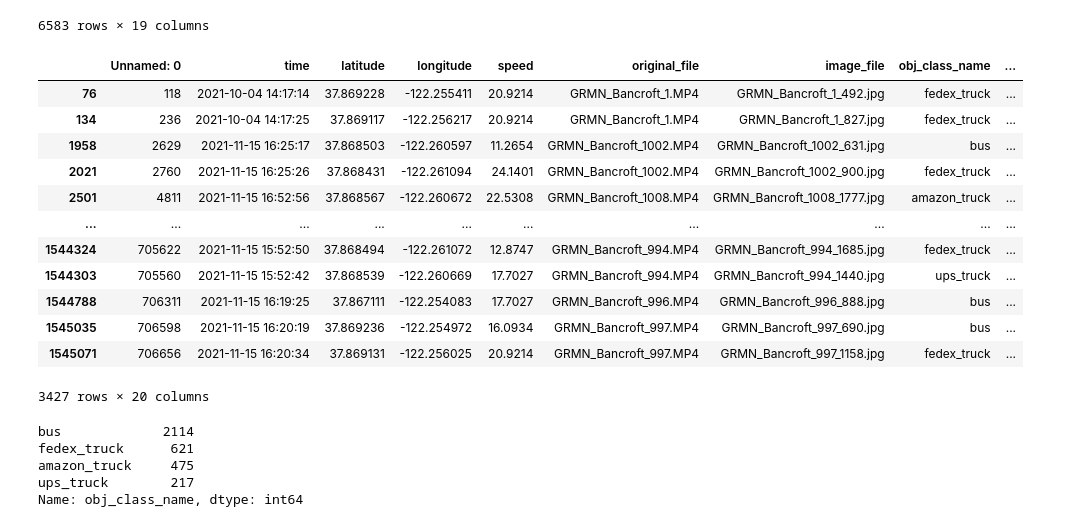
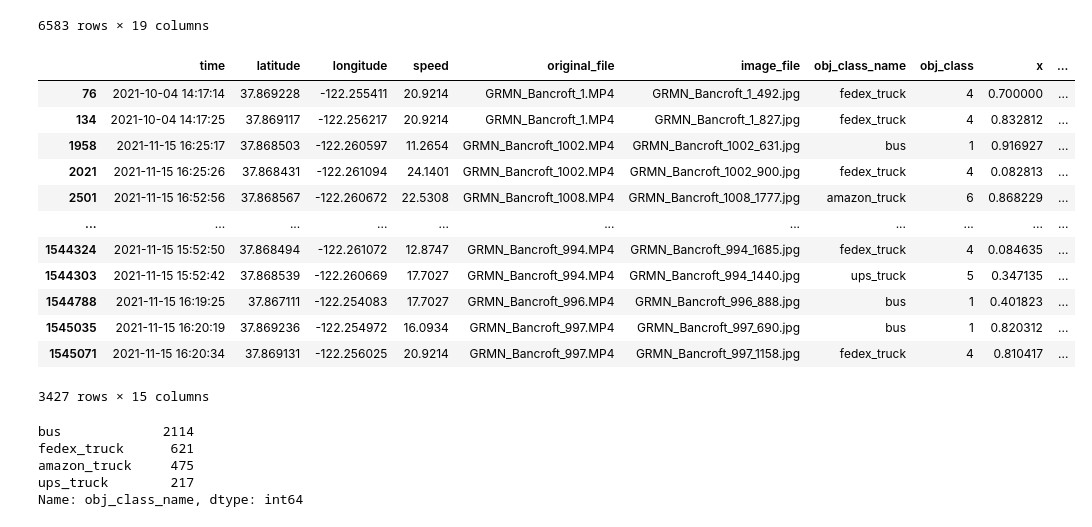
Before and after one commit to ucbtrans/curb-monitor, a Jupyter notebook: notebooks/data_eda.ipynb, the cells around one changed output. Drawn from its saved outputs; the diff is of its cells as text; code cells hidden in the pictures.

```diff
--- a/notebooks/data_eda.ipynb
+++ b/notebooks/data_eda.ipynb
@@ -38,7 +38,7 @@ df= df[df['latitude'] < 180]
 df= df[df['longitude'] < 180]
 df['longitude'] = df['longitude']*-1
 #df = df[df["obj_class_name"].str.contains("bus")==False]
-df['box area'] = df['w'] * df['h']
+df['box_area'] = df['w'] * df['h']
 df.head()
 # %% [output]
 |  | Unnamed: 0 | time | latitude | longitude | speed | original_file | image_file | obj_class_name | ... |
@@ -66,7 +66,7 @@ df[(df['is_on_bus_line'] == True)]
 6583 rows × 19 columns
 # %%
 # remove duplicate
-df = df.loc[df.groupby(['time', 'original_file', "obj_class_name"])['box area'].idxmax()]
+df = df.loc[df.groupby(['time', 'original_file', "obj_class_name"])['box_area'].idxmax()]
 
 
 # remove zero speed
@@ -89,43 +89,43 @@ df = df[df['speed'] != 0]
 # %%
 df['should_keep'] = False
 
 ## remove duplicate
 splits = list(df.groupby(["original_file", "obj_class_name"]))
 results = []
 
 for split in splits:
     frame = split[1]
     n = frame.shape[0]
     i = 0
     while i < n:
         current = frame.iloc[i]
         if i + 1 < n:
             next = frame.iloc[i + 1]
             if (pd.Timedelta(next['time'] - current['time']).seconds) > 3:
                 frame.iloc[i, df.columns.get_loc('should_keep')] = True
         else:
             frame.iloc[i, df.columns.get_loc('should_keep')] = True
 
         i += 1
     frame = frame[frame['should_keep'] == True]
     results.append(frame)
 
 
 df = pd.concat(results)
 
-
+df = df.drop(['Unnamed: 0', 'should_keep', 'day of week', 'month', 'date'], axis=1)
 df
 # %% [output]
-|  | Unnamed: 0 | time | latitude | longitude | speed | original_file | image_file | obj_class_name | ... |
-| 76 | 118 | 2021-10-04 14:17:14 | 37.869228 | -122.255411 | 20.9214 | GRMN_Bancroft_1.MP4 | GRMN_Bancroft_1_492.jpg | fedex_truck | ... |
-| 134 | 236 | 2021-10-04 14:17:25 | 37.869117 | -122.256217 | 20.9214 | GRMN_Bancroft_1.MP4 | GRMN_Bancroft_1_827.jpg | fedex_truck | ... |
-| 1958 | 2629 | 2021-11-15 16:25:17 | 37.868503 | -122.260597 | 11.2654 | GRMN_Bancroft_1002.MP4 | GRMN_Bancroft_1002_631.jpg | bus | ... |
-| 2021 | 2760 | 2021-11-15 16:25:26 | 37.868431 | -122.261094 | 24.1401 | GRMN_Bancroft_1002.MP4 | GRMN_Bancroft_1002_900.jpg | fedex_truck | ... |
-| 2501 | 4811 | 2021-11-15 16:52:56 | 37.868567 | -122.260672 | 22.5308 | GRMN_Bancroft_1008.MP4 | GRMN_Bancroft_1008_1777.jpg | amazon_truck | ... |
-| ... | ... | ... | ... | ... | ... | ... | ... | ... | ... |
-| 1544324 | 705622 | 2021-11-15 15:52:50 | 37.868494 | -122.261072 | 12.8747 | GRMN_Bancroft_994.MP4 | GRMN_Bancroft_994_1685.jpg | fedex_truck | ... |
-| 1544303 | 705560 | 2021-11-15 15:52:42 | 37.868539 | -122.260669 | 17.7027 | GRMN_Bancroft_994.MP4 | GRMN_Bancroft_994_1440.jpg | ups_truck | ... |
-| 1544788 | 706311 | 2021-11-15 16:19:25 | 37.867111 | -122.254083 | 17.7027 | GRMN_Bancroft_996.MP4 | GRMN_Bancroft_996_888.jpg | bus | ... |
-| 1545035 | 706598 | 2021-11-15 16:20:19 | 37.869236 | -122.254972 | 16.0934 | GRMN_Bancroft_997.MP4 | GRMN_Bancroft_997_690.jpg | bus | ... |
-| 1545071 | 706656 | 2021-11-15 16:20:34 | 37.869131 | -122.256025 | 20.9214 | GRMN_Bancroft_997.MP4 | GRMN_Bancroft_997_1158.jpg | fedex_truck | ... |
+|  | time | latitude | longitude | speed | original_file | image_file | obj_class_name | obj_class | x | ... |
+| 76 | 2021-10-04 14:17:14 | 37.869228 | -122.255411 | 20.9214 | GRMN_Bancroft_1.MP4 | GRMN_Bancroft_1_492.jpg | fedex_truck | 4 | 0.700000 | ... |
+| 134 | 2021-10-04 14:17:25 | 37.869117 | -122.256217 | 20.9214 | GRMN_Bancroft_1.MP4 | GRMN_Bancroft_1_827.jpg | fedex_truck | 4 | 0.832812 | ... |
+| 1958 | 2021-11-15 16:25:17 | 37.868503 | -122.260597 | 11.2654 | GRMN_Bancroft_1002.MP4 | GRMN_Bancroft_1002_631.jpg | bus | 1 | 0.916927 | ... |
+| 2021 | 2021-11-15 16:25:26 | 37.868431 | -122.261094 | 24.1401 | GRMN_Bancroft_1002.MP4 | GRMN_Bancroft_1002_900.jpg | fedex_truck | 4 | 0.082813 | ... |
+| 2501 | 2021-11-15 16:52:56 | 37.868567 | -122.260672 | 22.5308 | GRMN_Bancroft_1008.MP4 | GRMN_Bancroft_1008_1777.jpg | amazon_truck | 6 | 0.868229 | ... |
+| ... | ... | ... | ... | ... | ... | ... | ... | ... | ... | ... |
+| 1544324 | 2021-11-15 15:52:50 | 37.868494 | -122.261072 | 12.8747 | GRMN_Bancroft_994.MP4 | GRMN_Bancroft_994_1685.jpg | fedex_truck | 4 | 0.084635 | ... |
+| 1544303 | 2021-11-15 15:52:42 | 37.868539 | -122.260669 | 17.7027 | GRMN_Bancroft_994.MP4 | GRMN_Bancroft_994_1440.jpg | ups_truck | 5 | 0.347135 | ... |
+| 1544788 | 2021-11-15 16:19:25 | 37.867111 | -122.254083 | 17.7027 | GRMN_Bancroft_996.MP4 | GRMN_Bancroft_996_888.jpg | bus | 1 | 0.401823 | ... |
+| 1545035 | 2021-11-15 16:20:19 | 37.869236 | -122.254972 | 16.0934 | GRMN_Bancroft_997.MP4 | GRMN_Bancroft_997_690.jpg | bus | 1 | 0.820312 | ... |
+| 1545071 | 2021-11-15 16:20:34 | 37.869131 | -122.256025 | 20.9214 | GRMN_Bancroft_997.MP4 | GRMN_Bancroft_997_1158.jpg | fedex_truck | 4 | 0.810417 | ... |
-3427 rows × 20 columns
+3427 rows × 15 columns
```
Also changed, not shown: parts of 5 cells of this notebook, 3 other files.
